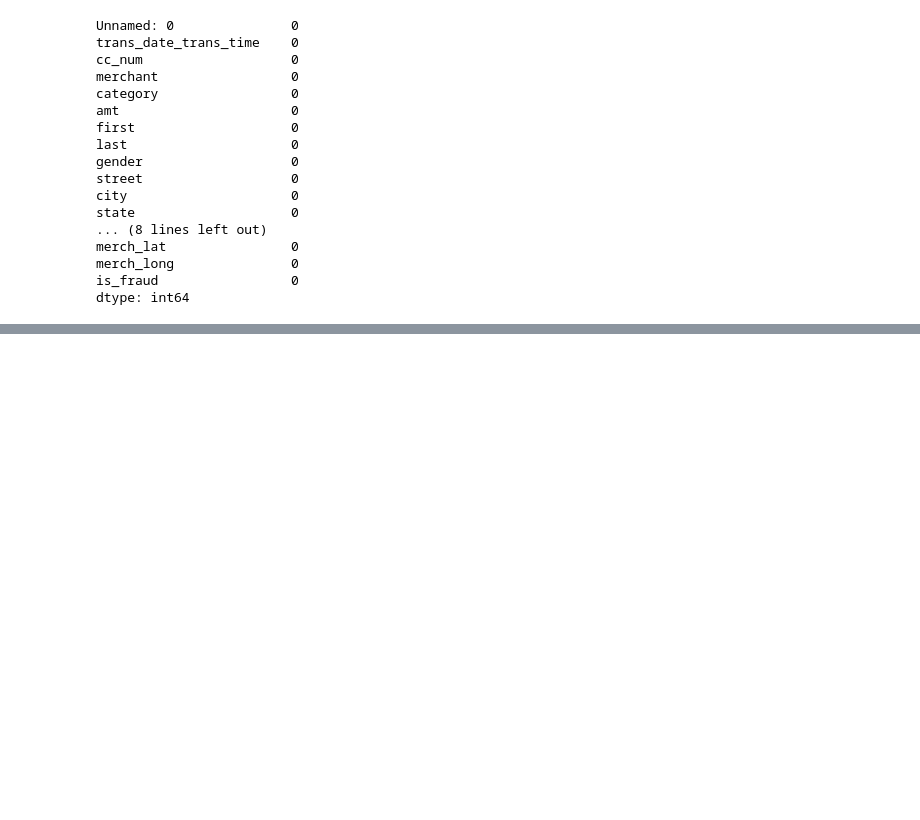
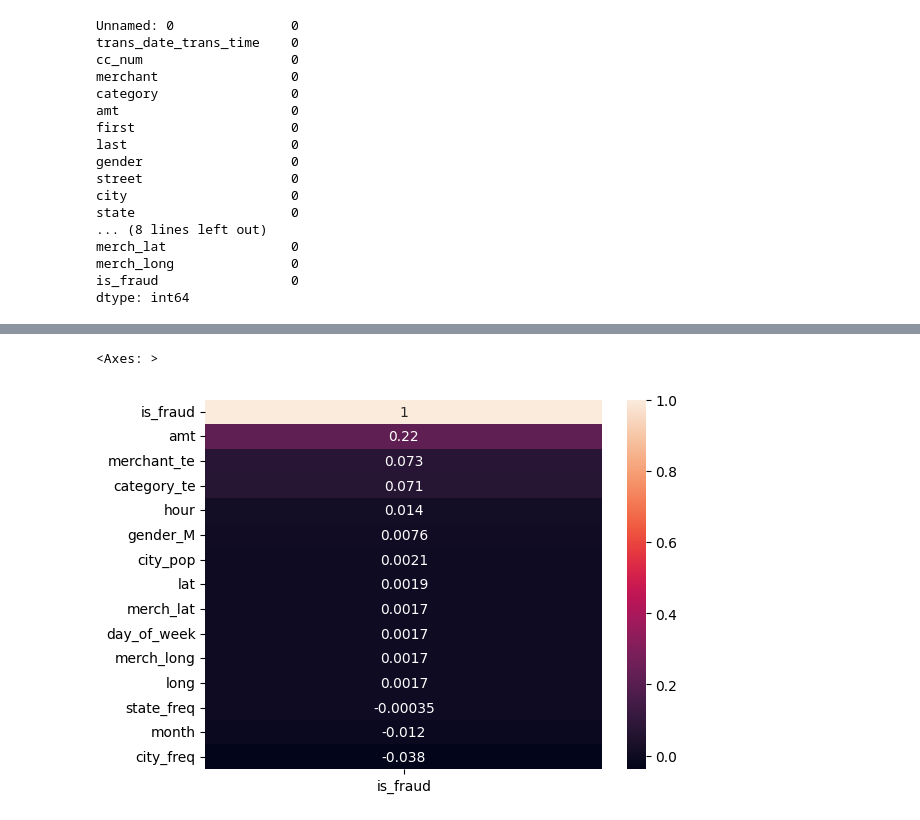
Before and after one commit to Abena-3565/CODSOFT, a Jupyter notebook: Task-1-Credit-Card-Fraud-Detection/credit_card_fraud_detection.ipynb, the cells around one changed output, grey strips where cells are left out. Saved outputs shown, nothing was run; the diff lists cells and outputs as text; code cells hidden in the pictures; blank space fills up the shorter version.

Commit message:
apply explore data analysis and data preprocess

```diff
--- a/Task-1-Credit-Card-Fraud-Detection/credit_card_fraud_detection.ipynb
+++ b/Task-1-Credit-Card-Fraud-Detection/credit_card_fraud_detection.ipynb
@@ -70,0 +143,28 @@ dataset.describe()
+# %%
+# 3 one hot encoder
+train_data = pd.get_dummies(train_data, columns=["gender"], drop_first=True)
+
+test_data = pd.get_dummies(test_data, columns=["gender"], drop_first=True)
+# %%
+# Feature Engineering for trans_date_trans_time
+# Convert to datetime for train
+train_data['trans_date_trans_time'] = pd.to_datetime(train_data['trans_date_trans_time'])
+
+# New features
+train_data['hour'] = train_data['trans_date_trans_time'].dt.hour
+train_data['day_of_week'] = train_data['trans_date_trans_time'].dt.dayofweek  # 0=Mon, 6=Sun
+train_data['month'] = train_data['trans_date_trans_time'].dt.month
+
+
+# Convert to datetime for test
+test_data['trans_date_trans_time'] = pd.to_datetime(test_data['trans_date_trans_time'])
+
+# New features
+test_data['hour'] = test_data['trans_date_trans_time'].dt.hour
+test_data['day_of_week'] = test_data['trans_date_trans_time'].dt.dayofweek  # 0=Mon, 6=Sun
+test_data['month'] = test_data['trans_date_trans_time'].dt.month
+# %%
+#drop the column already apply transformation
+col_to_drop_after_trans = ["trans_date_trans_time","merchant","category","city","state"]
+train_data.drop(col_to_drop_after_trans,axis=1,inplace=True)
+test_data.drop(col_to_drop_after_trans,axis=1,inplace=True)
@@ -70,0 +190,3 @@ dataset.describe()
+# %%
+train_data['gender_M'] = train_data['gender_M'].astype(int)
+test_data['gender_M'] = test_data['gender_M'].astype(int)
@@ -70,0 +212,8 @@ dataset.describe()
+# %%
+# Correlation matrix (focus on fraud correlation)
+import seaborn as sns
+corr = train_data.corr()
+sns.heatmap(corr[['is_fraud']].sort_values('is_fraud', ascending=False), annot=True)
+# %% [output]
+<Axes: >
+[figure, added]
```
Also changed, not shown: parts of 21 cells of this notebook.
